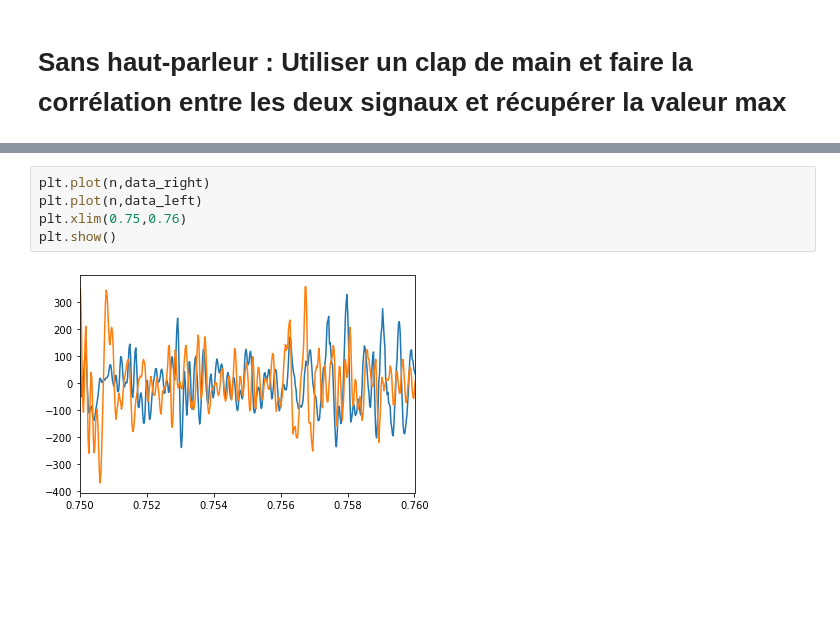
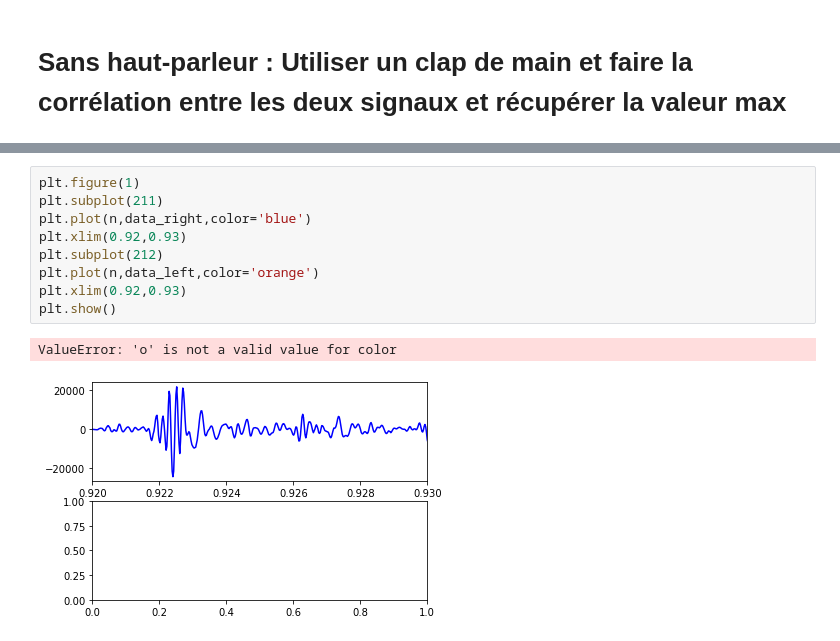
Before and after one commit to zuce68/ProjetFIP2A, a Jupyter notebook: MesureDuSon.ipynb, the cells around one changed output, grey strips where cells are left out. Saved outputs shown, nothing was run; the diff lists cells and outputs as text; blank space fills up the shorter version.

```diff
--- a/MesureDuSon.ipynb
+++ b/MesureDuSon.ipynb
@@ -160,7 +162,12 @@ Vitesse : 2.3101100052383448 m/s
 # %%
-plt.plot(n,data_right)
-plt.plot(n,data_left)
-plt.xlim(0.75,0.76)
+plt.figure(1)
+plt.subplot(211)
+plt.plot(n,data_right,color='blue')
+plt.xlim(0.92,0.93)
+plt.subplot(212)
+plt.plot(n,data_left,color='orange')
+plt.xlim(0.92,0.93)
 plt.show()
 # %% [output]
+ValueError: 'o' is not a valid value for color
-[figure, old version]
+[figure, new version]
```
Also changed, not shown: parts of 2 cells of this notebook, 2 other files.
